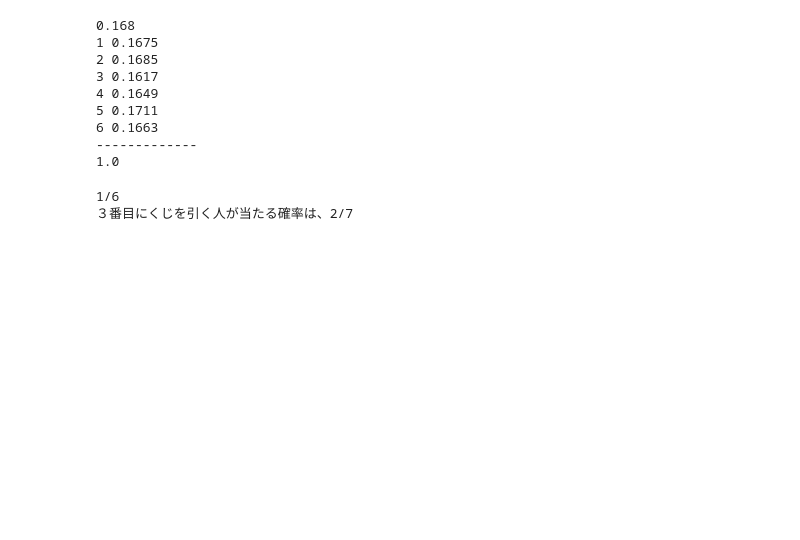
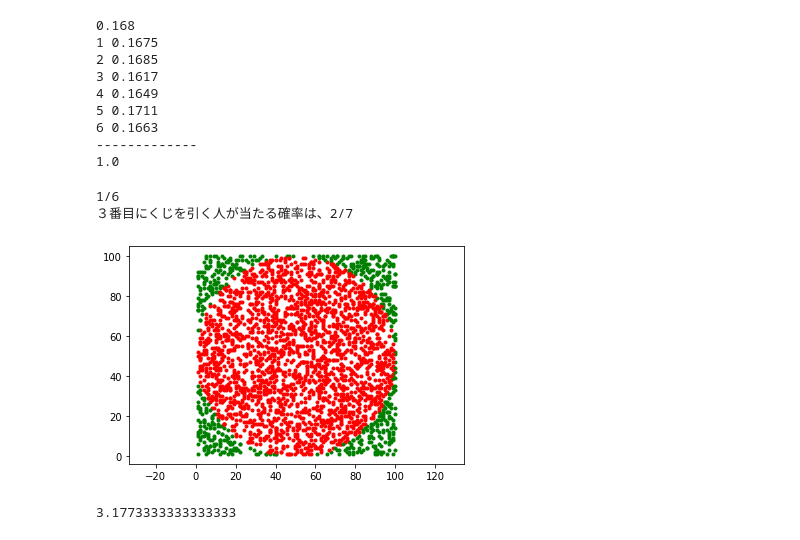
Before and after one commit to 1024xx4/high_school_math, a Jupyter notebook: set_and_probability.ipynb, the cells around one changed output. Drawn from its saved outputs; the diff is of its cells as text; code cells hidden in the pictures; blank space fills up the shorter version.

Commit message:
Practice: モンテカルロ法

```diff
--- a/set_and_probability.ipynb
+++ b/set_and_probability.ipynb
@@ -208,3 +208,31 @@ print(f'３番目にくじを引く人が当たる確率は、{p}')
 # %% [output]
 1/6
 ３番目にくじを引く人が当たる確率は、2/7
+# %%
+# TryPython モンテカルロ法で円周率を計算しよう
+# List 6-3 円周率を求める
+import matplotlib.pyplot as plt
+import random
+import math
+
+# 点を描画
+cnt = 0
+for i in range(3000):
+    x = random.randint(1, 100)
+    y = random.randint(1, 100)
+    d = math.sqrt((x - 50) ** 2 + (y - 50) ** 2)  # 中心の点との距離
+    if (d <= 50):
+        cnt += 1  # 円内の点を数える
+        plt.scatter(x, y, marker='.', c='r')  # 赤色の点を数える
+    else:
+        plt.scatter(x, y, marker='.', c='g')  # 緑色の点を描画
+plt.axis('equal')
+plt.show()
+
+# 円周率を求める
+p = cnt / 3000  # 点が円の中にある確率
+pi = p * 4  # 円周率
+print(pi)
+# %% [output]
+[figure, added]
+3.1773333333333333
```
